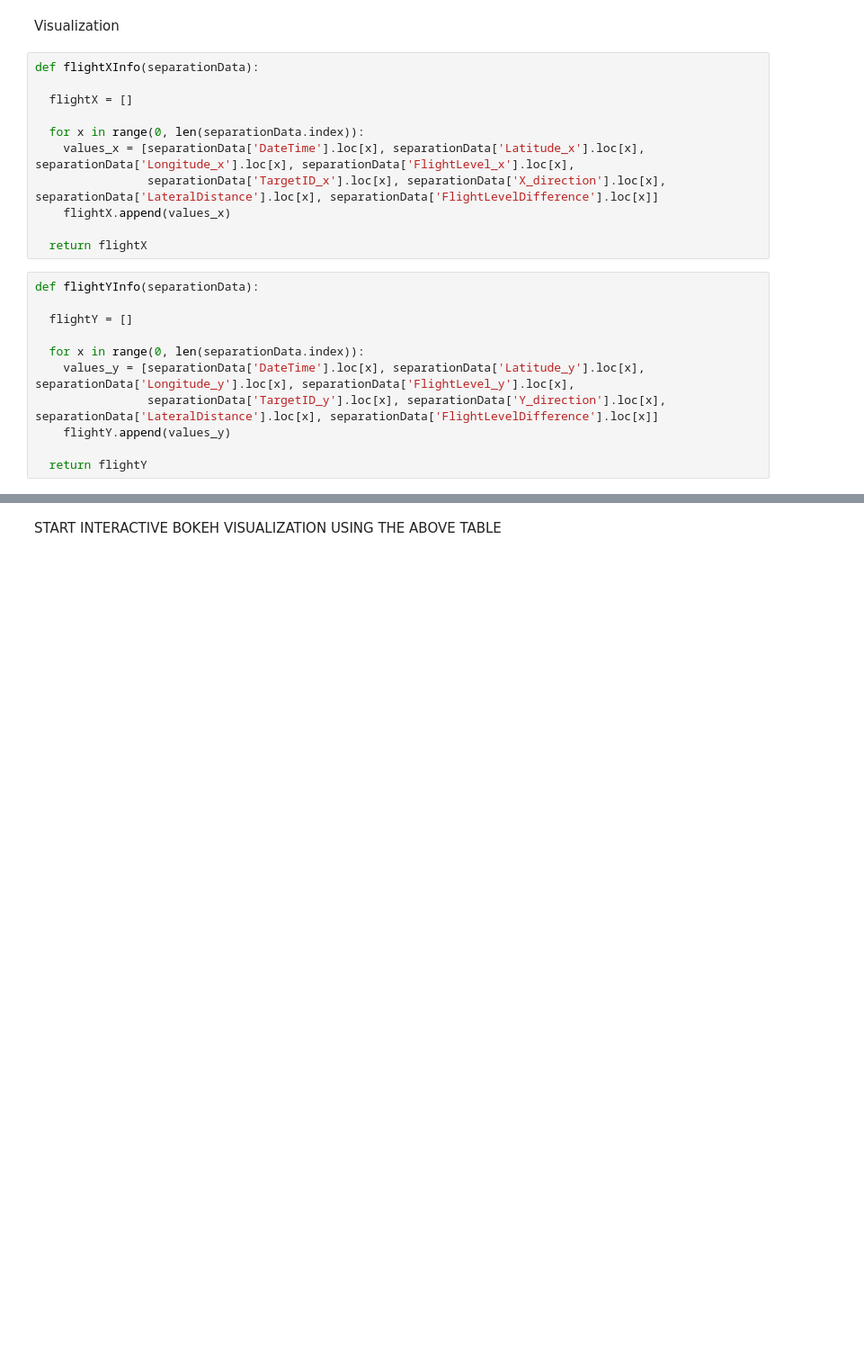
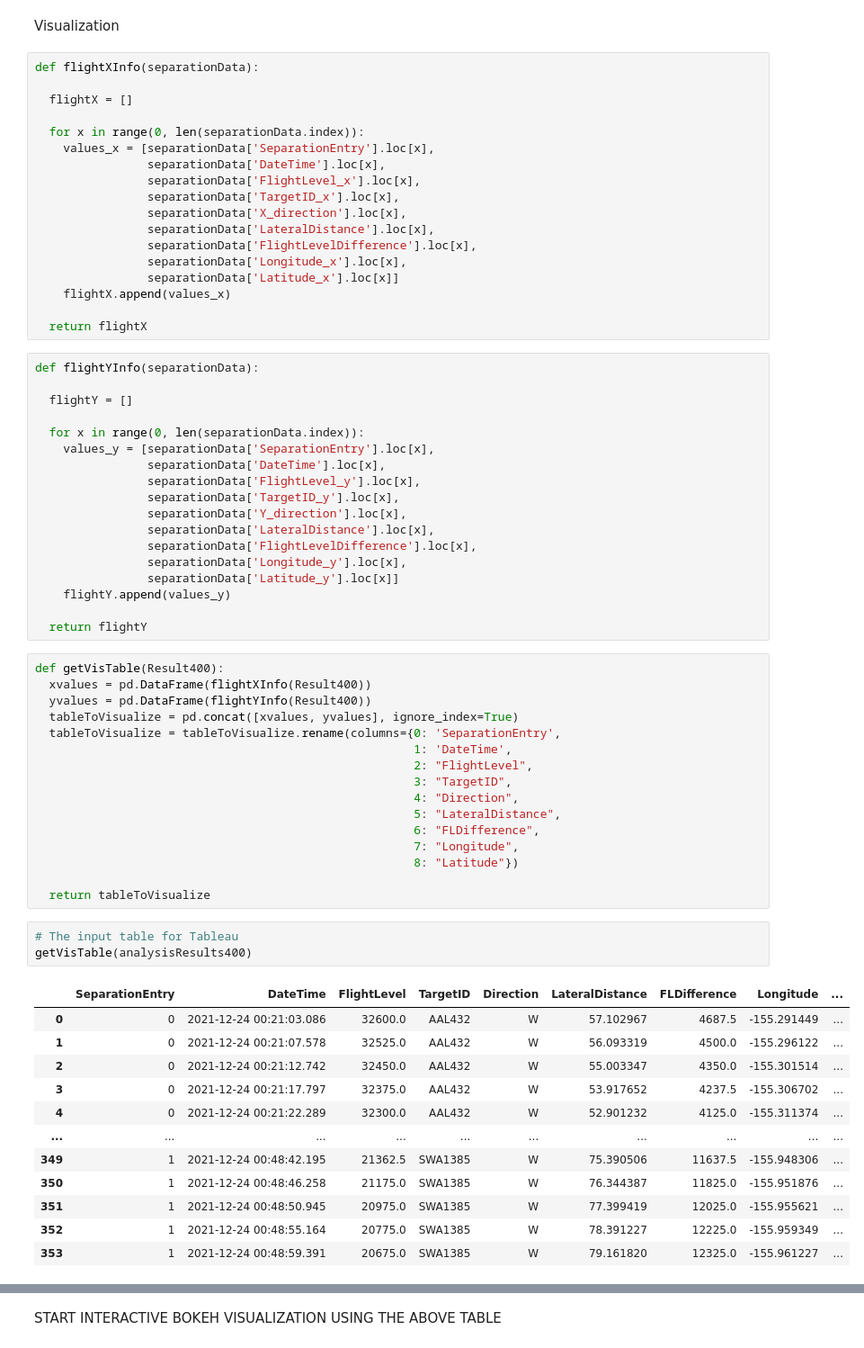
Before and after one commit to DAEN690-S22-OA/OceanicAirspaceProject, a Jupyter notebook: VerticalSep_V2.ipynb, the cells around one changed output, grey strips where cells are left out. Shown at 90% size. Cells and saved outputs as stored; diff of their text form; blank space fills up the shorter version.

Commit message:
update table for visualization

```diff
--- a/VerticalSep_V2.ipynb
+++ b/VerticalSep_V2.ipynb
@@ -596,8 +620,15 @@ def flightXInfo(separationData):
   flightX = []
 
   for x in range(0, len(separationData.index)):
-    values_x = [separationData['DateTime'].loc[x], separationData['Latitude_x'].loc[x], separationData['Longitude_x'].loc[x], separationData['FlightLevel_x'].loc[x],
-                separationData['TargetID_x'].loc[x], separationData['X_direction'].loc[x], separationData['LateralDistance'].loc[x], separationData['FlightLevelDifference'].loc[x]]
+    values_x = [separationData['SeparationEntry'].loc[x],
+                separationData['DateTime'].loc[x],
+                separationData['FlightLevel_x'].loc[x],
+                separationData['TargetID_x'].loc[x],
+                separationData['X_direction'].loc[x],
+                separationData['LateralDistance'].loc[x],
+                separationData['FlightLevelDifference'].loc[x],
+                separationData['Longitude_x'].loc[x],
+                separationData['Latitude_x'].loc[x]]
     flightX.append(values_x)
 
   return flightX
@@ -607,8 +638,47 @@ def flightYInfo(separationData):
   flightY = []
 
   for x in range(0, len(separationData.index)):
-    values_y = [separationData['DateTime'].loc[x], separationData['Latitude_y'].loc[x], separationData['Longitude_y'].loc[x], separationData['FlightLevel_y'].loc[x],
-                separationData['TargetID_y'].loc[x], separationData['Y_direction'].loc[x], separationData['LateralDistance'].loc[x], separationData['FlightLevelDifference'].loc[x]]
+    values_y = [separationData['SeparationEntry'].loc[x],
+                separationData['DateTime'].loc[x],
+                separationData['FlightLevel_y'].loc[x],
+                separationData['TargetID_y'].loc[x],
+                separationData['Y_direction'].loc[x],
+                separationData['LateralDistance'].loc[x],
+                separationData['FlightLevelDifference'].loc[x],
+                separationData['Longitude_y'].loc[x],
+                separationData['Latitude_y'].loc[x]]
     flightY.append(values_y)
 
   return flightY
+# %%
+def getVisTable(Result400):
+  xvalues = pd.DataFrame(flightXInfo(Result400))
+  yvalues = pd.DataFrame(flightYInfo(Result400))
+  tableToVisualize = pd.concat([xvalues, yvalues], ignore_index=True)
+  tableToVisualize = tableToVisualize.rename(columns={0: 'SeparationEntry',
+                                                      1: 'DateTime',
+                                                      2: "FlightLevel",
+                                                      3: "TargetID",
+                                                      4: "Direction",
+                                                      5: "LateralDistance",
+                                                      6: "FLDifference",
+                                                      7: "Longitude",
+                                                      8: "Latitude"})
+
+  return tableToVisualize
+# %%
+# The input table for Tableau
+getVisTable(analysisResults400)
+# %% [output]
+|  | SeparationEntry | DateTime | FlightLevel | TargetID | Direction | LateralDistance | FLDifference | Longitude | ... |
+| 0 | 0 | 2021-12-24 00:21:03.086 | 32600.0 | AAL432 | W | 57.102967 | 4687.5 | -155.291449 | ... |
+| 1 | 0 | 2021-12-24 00:21:07.578 | 32525.0 | AAL432 | W | 56.093319 | 4500.0 | -155.296122 | ... |
+| 2 | 0 | 2021-12-24 00:21:12.742 | 32450.0 | AAL432 | W | 55.003347 | 4350.0 | -155.301514 | ... |
+| 3 | 0 | 2021-12-24 00:21:17.797 | 32375.0 | AAL432 | W | 53.917652 | 4237.5 | -155.306702 | ... |
+| 4 | 0 | 2021-12-24 00:21:22.289 | 32300.0 | AAL432 | W | 52.901232 | 4125.0 | -155.311374 | ... |
+| ... | ... | ... | ... | ... | ... | ... | ... | ... | ... |
+| 349 | 1 | 2021-12-24 00:48:42.195 | 21362.5 | SWA1385 | W | 75.390506 | 11637.5 | -155.948306 | ... |
+| 350 | 1 | 2021-12-24 00:48:46.258 | 21175.0 | SWA1385 | W | 76.344387 | 11825.0 | -155.951876 | ... |
+| 351 | 1 | 2021-12-24 00:48:50.945 | 20975.0 | SWA1385 | W | 77.399419 | 12025.0 | -155.955621 | ... |
+| 352 | 1 | 2021-12-24 00:48:55.164 | 20775.0 | SWA1385 | W | 78.391227 | 12225.0 | -155.959349 | ... |
+| 353 | 1 | 2021-12-24 00:48:59.391 | 20675.0 | SWA1385 | W | 79.161820 | 12325.0 | -155.961227 | ... |
```
Also changed, not shown: parts of 6 cells of this notebook.
